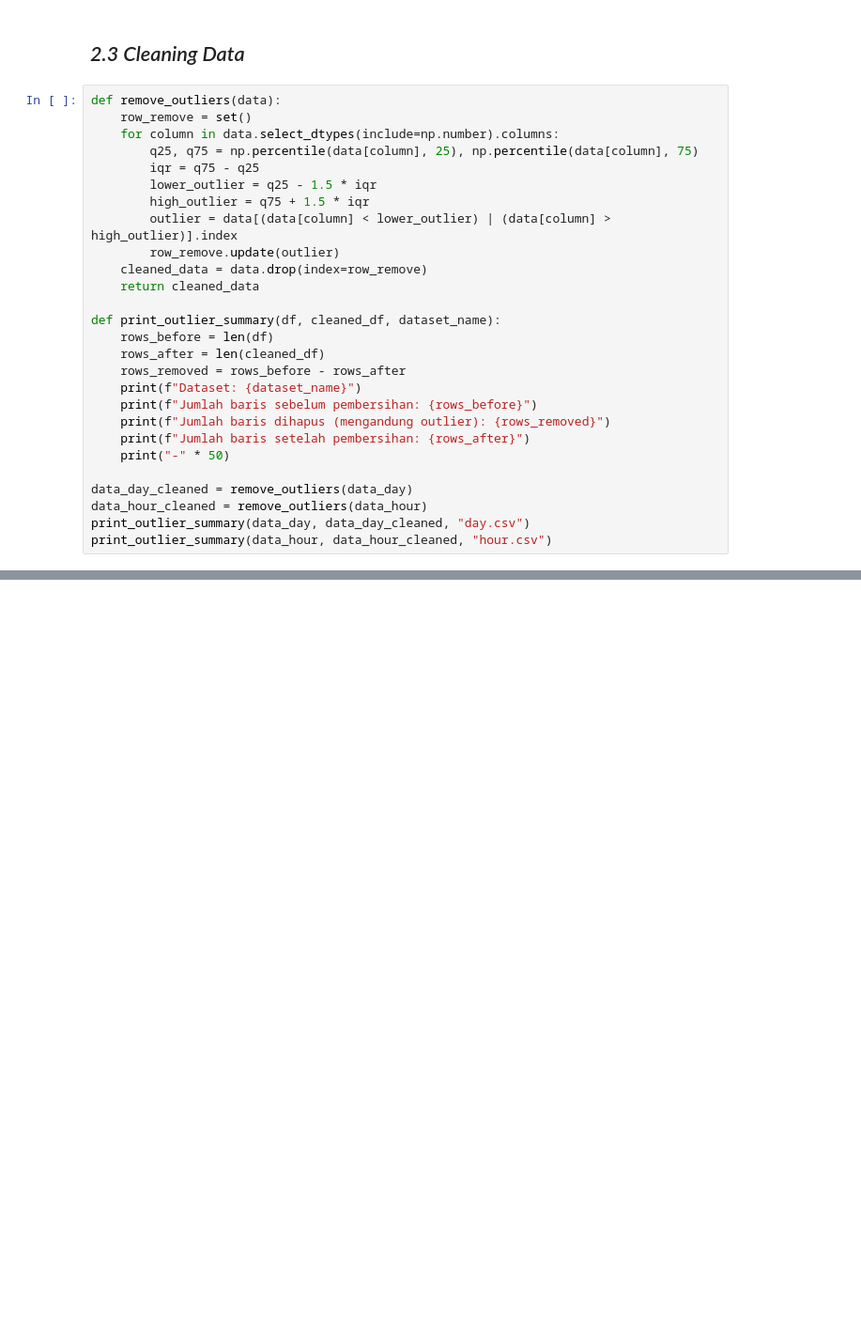
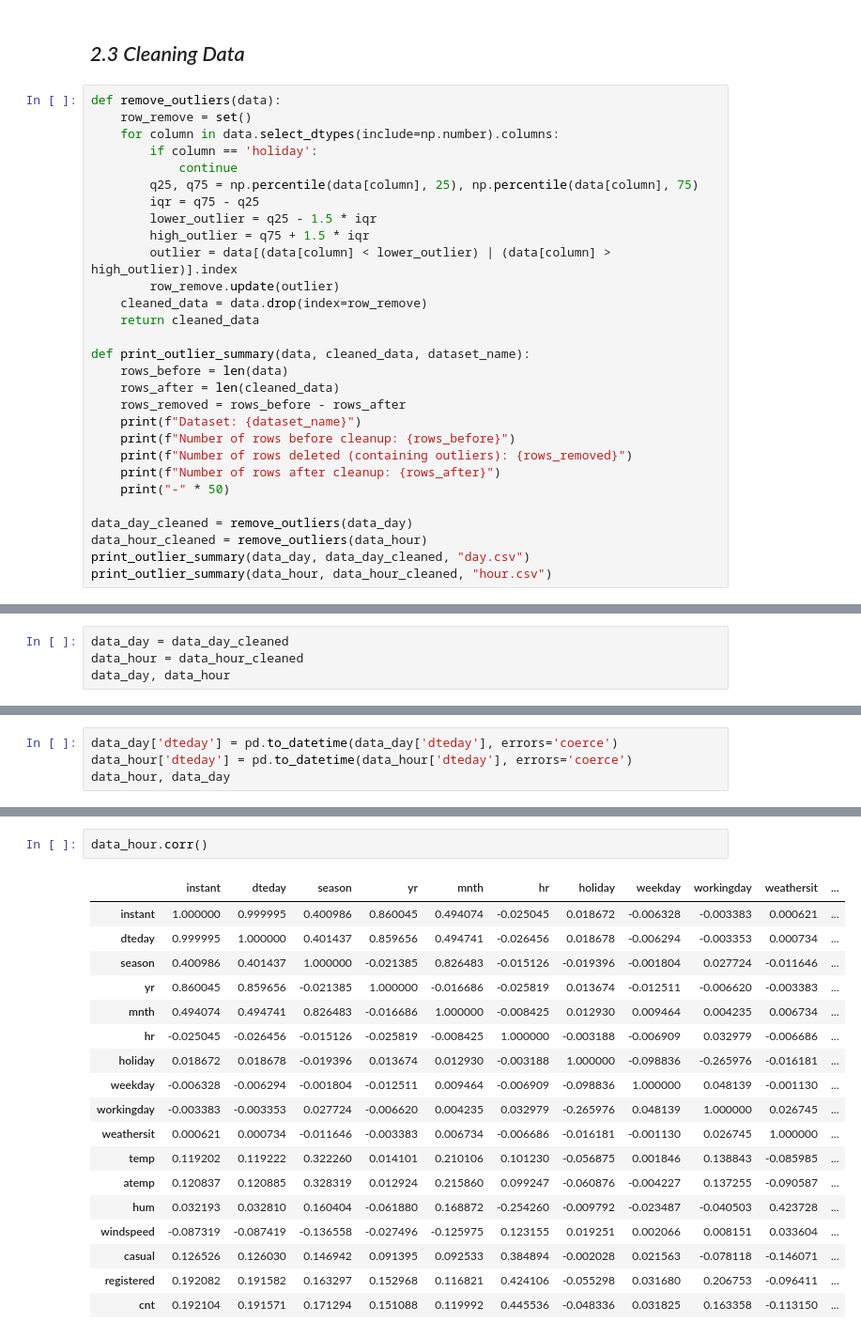
Before and after one commit to fikrifaizz/Bike-Sharing-Dataset---Data-Analysis, a Jupyter notebook: work.ipynb, the cells around one changed output, grey strips where cells are left out. Shown at 94% size. Drawn from its saved outputs; the diff is of its cells as text; blank space fills up the shorter version.

```diff
--- a/work.ipynb
+++ b/work.ipynb
@@ -170,6 +172,8 @@ Total outlier in hour data: 3244
 def remove_outliers(data):
     row_remove = set()
     for column in data.select_dtypes(include=np.number).columns:
+        if column == 'holiday':
+            continue
         q25, q75 = np.percentile(data[column], 25), np.percentile(data[column], 75)
         iqr = q75 - q25
         lower_outlier = q25 - 1.5 * iqr
@@ -179,14 +183,14 @@ def remove_outliers(data):
     cleaned_data = data.drop(index=row_remove)
     return cleaned_data
 
-def print_outlier_summary(df, cleaned_df, dataset_name):
-    rows_before = len(df)
-    rows_after = len(cleaned_df)
+def print_outlier_summary(data, cleaned_data, dataset_name):
+    rows_before = len(data)
+    rows_after = len(cleaned_data)
     rows_removed = rows_before - rows_after
     print(f"Dataset: {dataset_name}")
-    print(f"Jumlah baris sebelum pembersihan: {rows_before}")
-    print(f"Jumlah baris dihapus (mengandung outlier): {rows_removed}")
-    print(f"Jumlah baris setelah pembersihan: {rows_after}")
+    print(f"Number of rows before cleanup: {rows_before}")
+    print(f"Number of rows deleted (containing outliers): {rows_removed}")
+    print(f"Number of rows after cleanup: {rows_after}")
     print("-" * 50)
 
 data_day_cleaned = remove_outliers(data_day)
@@ -206,0 +217,4 @@ Jumlah baris setelah pembersihan: 14799
+# %%
+data_day = data_day_cleaned
+data_hour = data_hour_cleaned
+data_day, data_hour
@@ -206,0 +262,4 @@ Jumlah baris setelah pembersihan: 14799
+# %%
+data_day['dteday'] = pd.to_datetime(data_day['dteday'], errors='coerce')
+data_hour['dteday'] = pd.to_datetime(data_hour['dteday'], errors='coerce')
+data_hour, data_day
@@ -206,0 +328,21 @@ Jumlah baris setelah pembersihan: 14799
+# %%
+data_hour.corr()
+# %% [output]
+|  | instant | dteday | season | yr | mnth | hr | holiday | weekday | workingday | weathersit | ... |
+| instant | 1.000000 | 0.999995 | 0.400986 | 0.860045 | 0.494074 | -0.025045 | 0.018672 | -0.006328 | -0.003383 | 0.000621 | ... |
+| dteday | 0.999995 | 1.000000 | 0.401437 | 0.859656 | 0.494741 | -0.026456 | 0.018678 | -0.006294 | -0.003353 | 0.000734 | ... |
+| season | 0.400986 | 0.401437 | 1.000000 | -0.021385 | 0.826483 | -0.015126 | -0.019396 | -0.001804 | 0.027724 | -0.011646 | ... |
+| yr | 0.860045 | 0.859656 | -0.021385 | 1.000000 | -0.016686 | -0.025819 | 0.013674 | -0.012511 | -0.006620 | -0.003383 | ... |
+| mnth | 0.494074 | 0.494741 | 0.826483 | -0.016686 | 1.000000 | -0.008425 | 0.012930 | 0.009464 | 0.004235 | 0.006734 | ... |
+| hr | -0.025045 | -0.026456 | -0.015126 | -0.025819 | -0.008425 | 1.000000 | -0.003188 | -0.006909 | 0.032979 | -0.006686 | ... |
+| holiday | 0.018672 | 0.018678 | -0.019396 | 0.013674 | 0.012930 | -0.003188 | 1.000000 | -0.098836 | -0.265976 | -0.016181 | ... |
+| weekday | -0.006328 | -0.006294 | -0.001804 | -0.012511 | 0.009464 | -0.006909 | -0.098836 | 1.000000 | 0.048139 | -0.001130 | ... |
+| workingday | -0.003383 | -0.003353 | 0.027724 | -0.006620 | 0.004235 | 0.032979 | -0.265976 | 0.048139 | 1.000000 | 0.026745 | ... |
+| weathersit | 0.000621 | 0.000734 | -0.011646 | -0.003383 | 0.006734 | -0.006686 | -0.016181 | -0.001130 | 0.026745 | 1.000000 | ... |
+| temp | 0.119202 | 0.119222 | 0.322260 | 0.014101 | 0.210106 | 0.101230 | -0.056875 | 0.001846 | 0.138843 | -0.085985 | ... |
+| atemp | 0.120837 | 0.120885 | 0.328319 | 0.012924 | 0.215860 | 0.099247 | -0.060876 | -0.004227 | 0.137255 | -0.090587 | ... |
+| hum | 0.032193 | 0.032810 | 0.160404 | -0.061880 | 0.168872 | -0.254260 | -0.009792 | -0.023487 | -0.040503 | 0.423728 | ... |
+| windspeed | -0.087319 | -0.087419 | -0.136558 | -0.027496 | -0.125975 | 0.123155 | 0.019251 | 0.002066 | 0.008151 | 0.033604 | ... |
+| casual | 0.126526 | 0.126030 | 0.146942 | 0.091395 | 0.092533 | 0.384894 | -0.002028 | 0.021563 | -0.078118 | -0.146071 | ... |
+| registered | 0.192082 | 0.191582 | 0.163297 | 0.152968 | 0.116821 | 0.424106 | -0.055298 | 0.031680 | 0.206753 | -0.096411 | ... |
+| cnt | 0.192104 | 0.191571 | 0.171294 | 0.151088 | 0.119992 | 0.445536 | -0.048336 | 0.031825 | 0.163358 | -0.113150 | ... |
```
Also changed, not shown: parts of 12 cells of this notebook.
